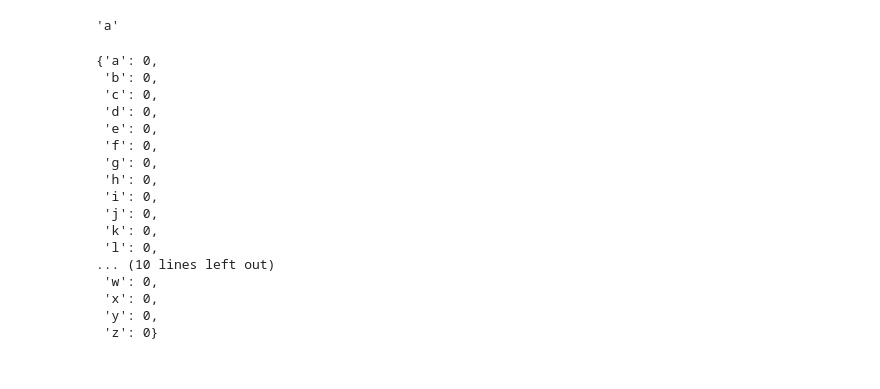
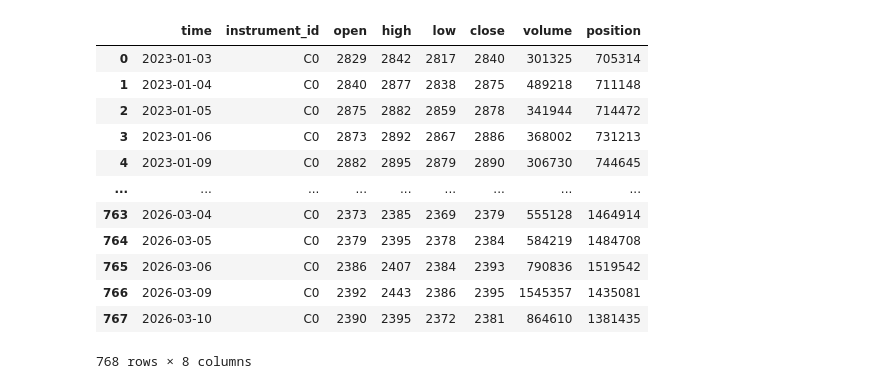
Before and after one commit to leoweng111/lionet, a Jupyter notebook: notebook/test_20260315.ipynb, the cells around one changed output. Drawn from its saved outputs; the diff is of its cells as text; code cells hidden in the pictures.

```diff
--- a/notebook/test_20260315.ipynb
+++ b/notebook/test_20260315.ipynb
@@ -1,27 +1,31 @@
 # %%
 from factors import *
-# %%
-chr(97)
-# %% [output]
-'a'
-# %%
-hash_tb = {chr(i): 0 for i in range(97, 123)}
-hash_tb
-# %% [output]
-{'a': 0,
- 'b': 0,
- 'c': 0,
- 'd': 0,
- 'e': 0,
- 'f': 0,
- 'g': 0,
- 'h': 0,
- 'i': 0,
- 'j': 0,
- 'k': 0,
- 'l': 0,
-... (10 lines left out)
- 'w': 0,
- 'x': 0,
- 'y': 0,
- 'z': 0}
+# %%
+bt = BackTester(fc_name_list=['fac_cumret', 'fac_upperline', 'fac_winrate'],
+                instrument_type='futures_continuous_contract',
+                instrument_id_list = 'C0',
+                fc_freq = '1d',
+                start_time='20230101',
+                end_time='20260310',
+                portfolio_adjust_method = '1D',
+                interest_method = 'compound',
+                risk_free_rate=False,
+                n_jobs = 5
+                )
+bt.backtest()
+# %%
+bt.data
+# %% [output]
+|  | time | instrument_id | open | high | low | close | volume | position |
+| 0 | 2023-01-03 | C0 | 2829 | 2842 | 2817 | 2840 | 301325 | 705314 |
+| 1 | 2023-01-04 | C0 | 2840 | 2877 | 2838 | 2875 | 489218 | 711148 |
+| 2 | 2023-01-05 | C0 | 2875 | 2882 | 2859 | 2878 | 341944 | 714472 |
+| 3 | 2023-01-06 | C0 | 2873 | 2892 | 2867 | 2886 | 368002 | 731213 |
+| 4 | 2023-01-09 | C0 | 2882 | 2895 | 2879 | 2890 | 306730 | 744645 |
+| ... | ... | ... | ... | ... | ... | ... | ... | ... |
+| 763 | 2026-03-04 | C0 | 2373 | 2385 | 2369 | 2379 | 555128 | 1464914 |
+| 764 | 2026-03-05 | C0 | 2379 | 2395 | 2378 | 2384 | 584219 | 1484708 |
+| 765 | 2026-03-06 | C0 | 2386 | 2407 | 2384 | 2393 | 790836 | 1519542 |
+| 766 | 2026-03-09 | C0 | 2392 | 2443 | 2386 | 2395 | 1545357 | 1435081 |
+| 767 | 2026-03-10 | C0 | 2390 | 2395 | 2372 | 2381 | 864610 | 1381435 |
+768 rows × 8 columns
```
Also changed, not shown: parts of 8 cells of this notebook, 3 other files.
